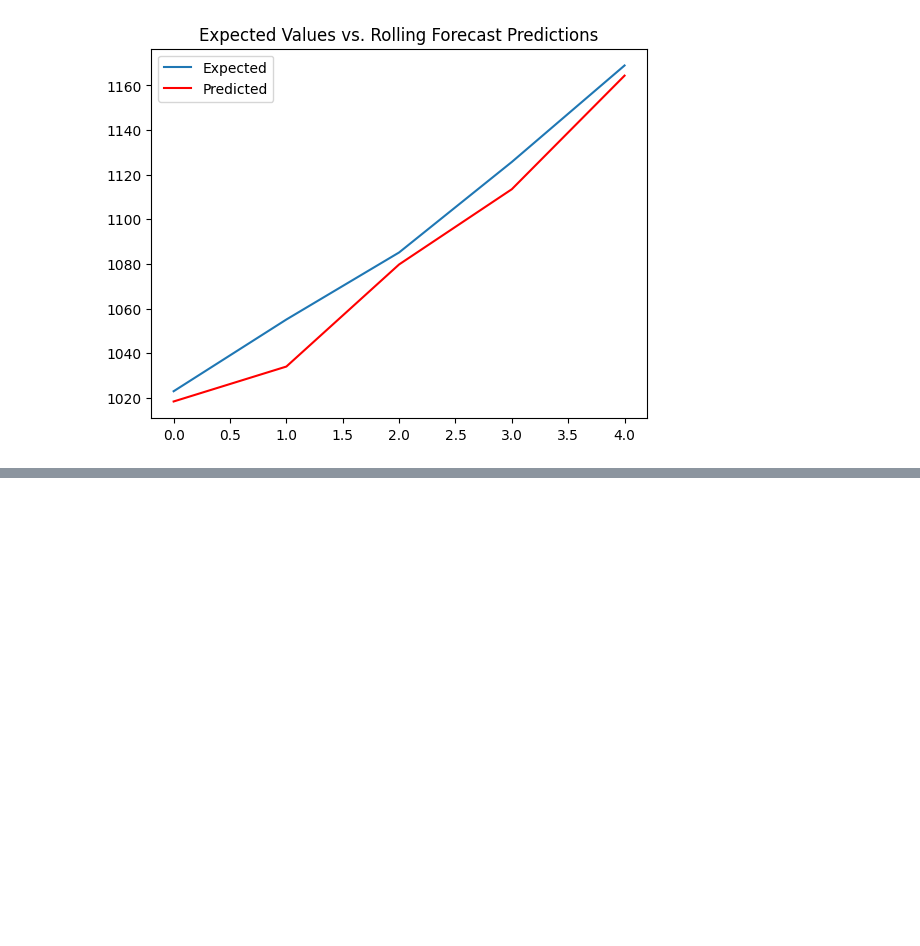
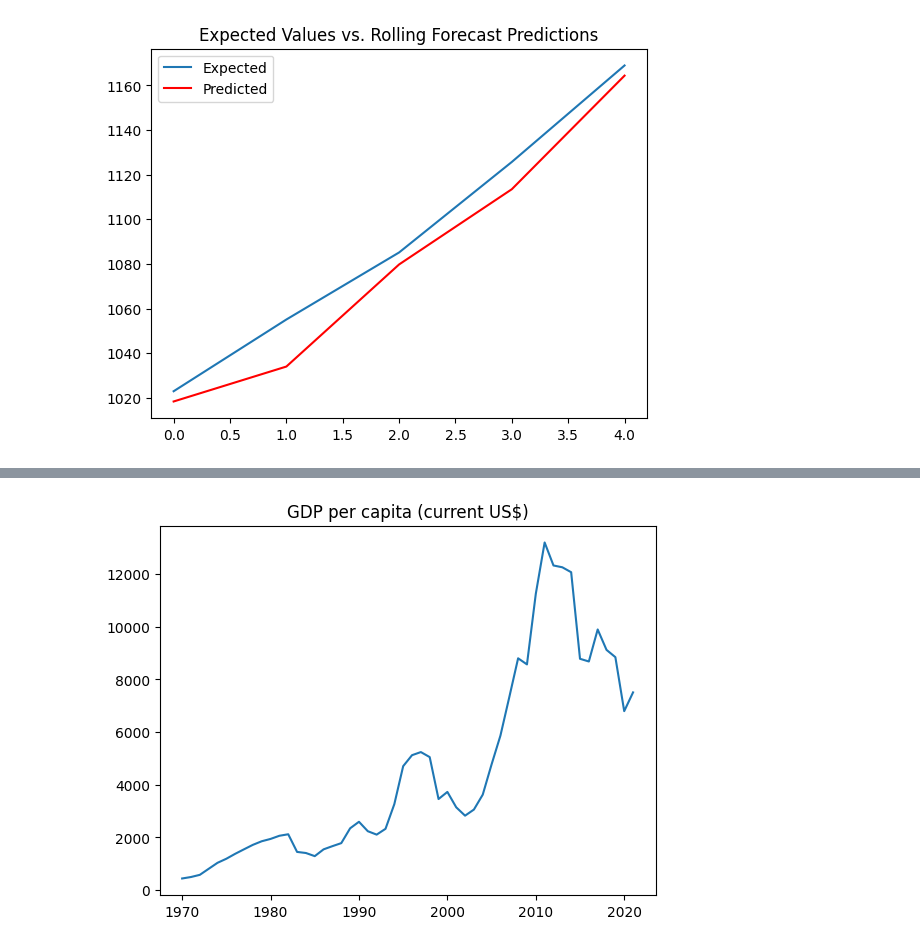
Before and after one commit to Gehancv/Amazon-Deforestration-Prediction, a Jupyter notebook: Group03_Milestone_03.ipynb, the cells around one changed output, grey strips where cells are left out. Cells and saved outputs as stored; diff of their text form; code cells hidden in the pictures; blank space fills up the shorter version.

```diff
--- a/Milestone3_EDA_BaselineModel.ipynb
+++ b/Group03_Milestone_03.ipynb
@@ -602,0 +629,6 @@ pyplot.show()
+# %%
+pyplot.plot(years, df_vars.iloc[:, 3])
+pyplot.title(cols[3])
+pyplot.show()
+# %% [output]
+[figure, added]
```
Also changed, not shown: parts of 11 cells of this notebook, 3 other files.
